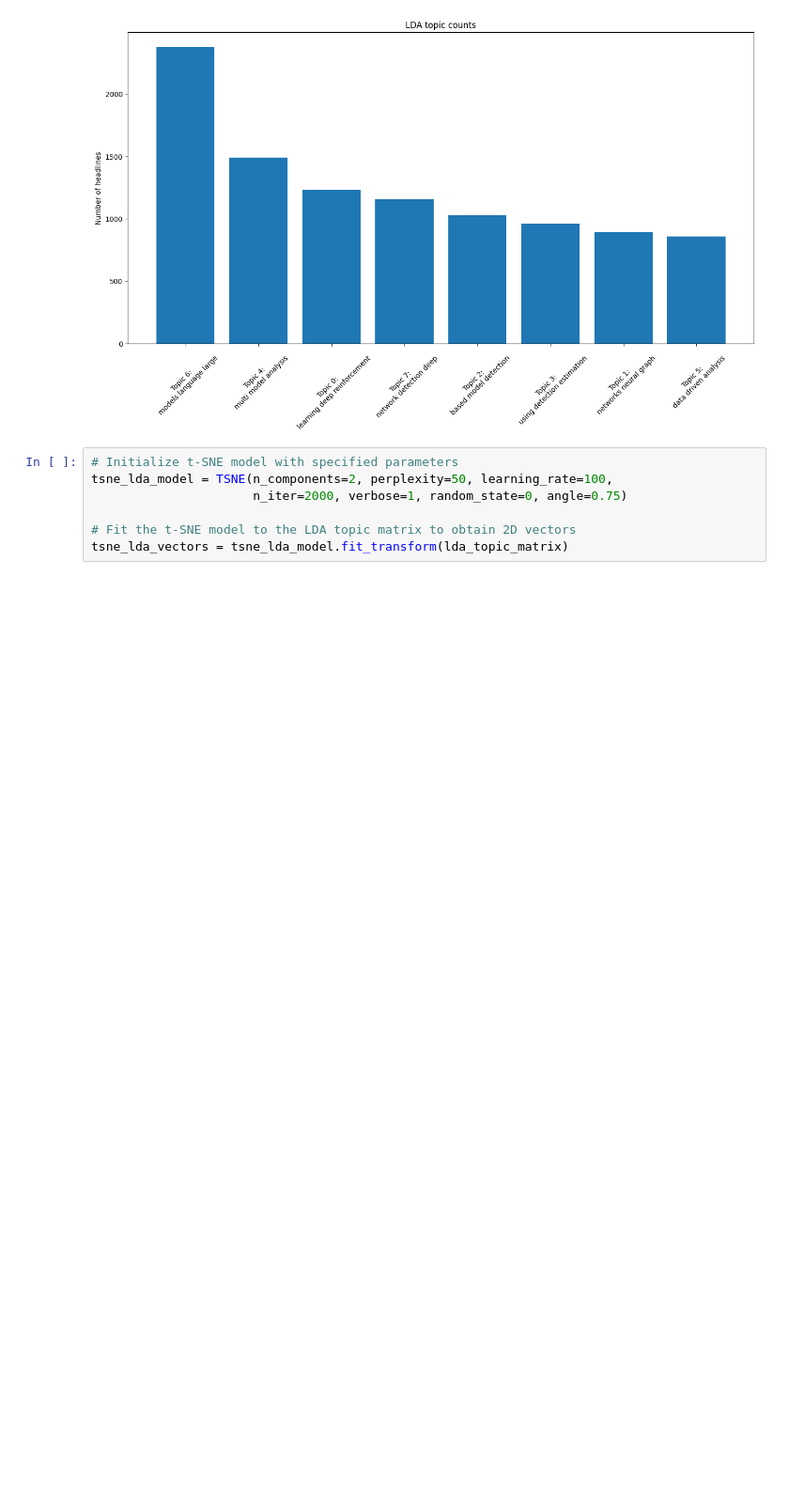
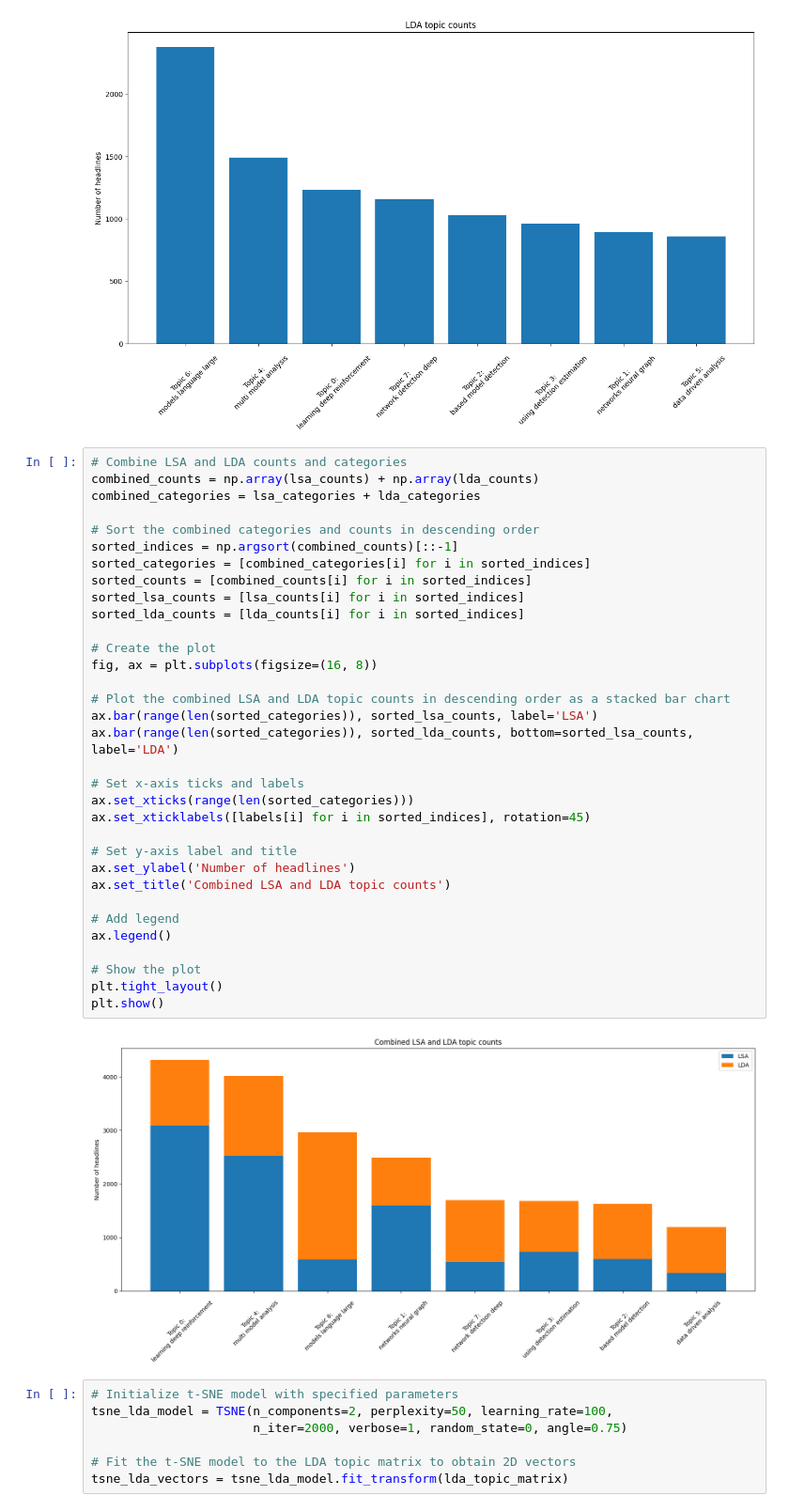
Before and after one commit to trevsauer/ADS_599_Capstone_Project, a Jupyter notebook: notebooks/TS_topic_modeling_Take2.ipynb, the cells around one changed output. Shown at 94% size. Cells and saved outputs as stored; diff of their text form; blank space fills up the shorter version.

```diff
--- a/notebooks/TS_topic_modeling_Take2.ipynb
+++ b/notebooks/TS_topic_modeling_Take2.ipynb
@@ -637,6 +637,41 @@ ax.set_title('LDA topic counts')
 plt.show()
 # %% [output]
 [figure]
+# %%
+# Combine LSA and LDA counts and categories
+combined_counts = np.array(lsa_counts) + np.array(lda_counts)
+combined_categories = lsa_categories + lda_categories
+
+# Sort the combined categories and counts in descending order
+sorted_indices = np.argsort(combined_counts)[::-1]
+sorted_categories = [combined_categories[i] for i in sorted_indices]
+sorted_counts = [combined_counts[i] for i in sorted_indices]
+sorted_lsa_counts = [lsa_counts[i] for i in sorted_indices]
+sorted_lda_counts = [lda_counts[i] for i in sorted_indices]
+
+# Create the plot
+fig, ax = plt.subplots(figsize=(16, 8))
+
+# Plot the combined LSA and LDA topic counts in descending order as a stacked bar chart
+ax.bar(range(len(sorted_categories)), sorted_lsa_counts, label='LSA')
+ax.bar(range(len(sorted_categories)), sorted_lda_counts, bottom=sorted_lsa_counts, label='LDA')
+
+# Set x-axis ticks and labels
+ax.set_xticks(range(len(sorted_categories)))
+ax.set_xticklabels([labels[i] for i in sorted_indices], rotation=45)
+
+# Set y-axis label and title
+ax.set_ylabel('Number of headlines')
+ax.set_title('Combined LSA and LDA topic counts')
+
+# Add legend
+ax.legend()
+
+# Show the plot
+plt.tight_layout()
+plt.show()
+# %% [output]
+[figure, added]
 # %%
 # Initialize t-SNE model with specified parameters
 tsne_lda_model = TSNE(n_components=2, perplexity=50, learning_rate=100,
```
Also changed, not shown: parts of 3 cells of this notebook.
